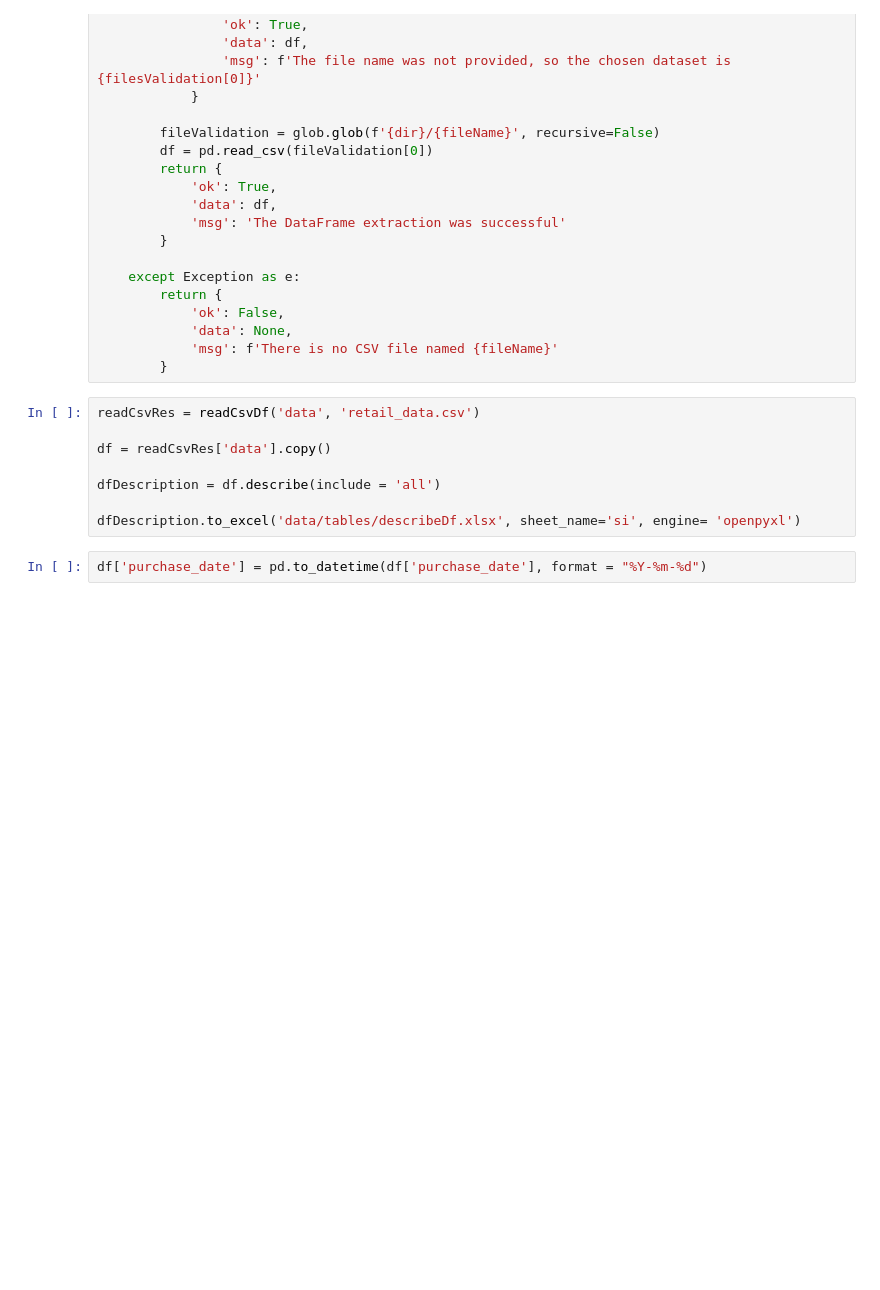
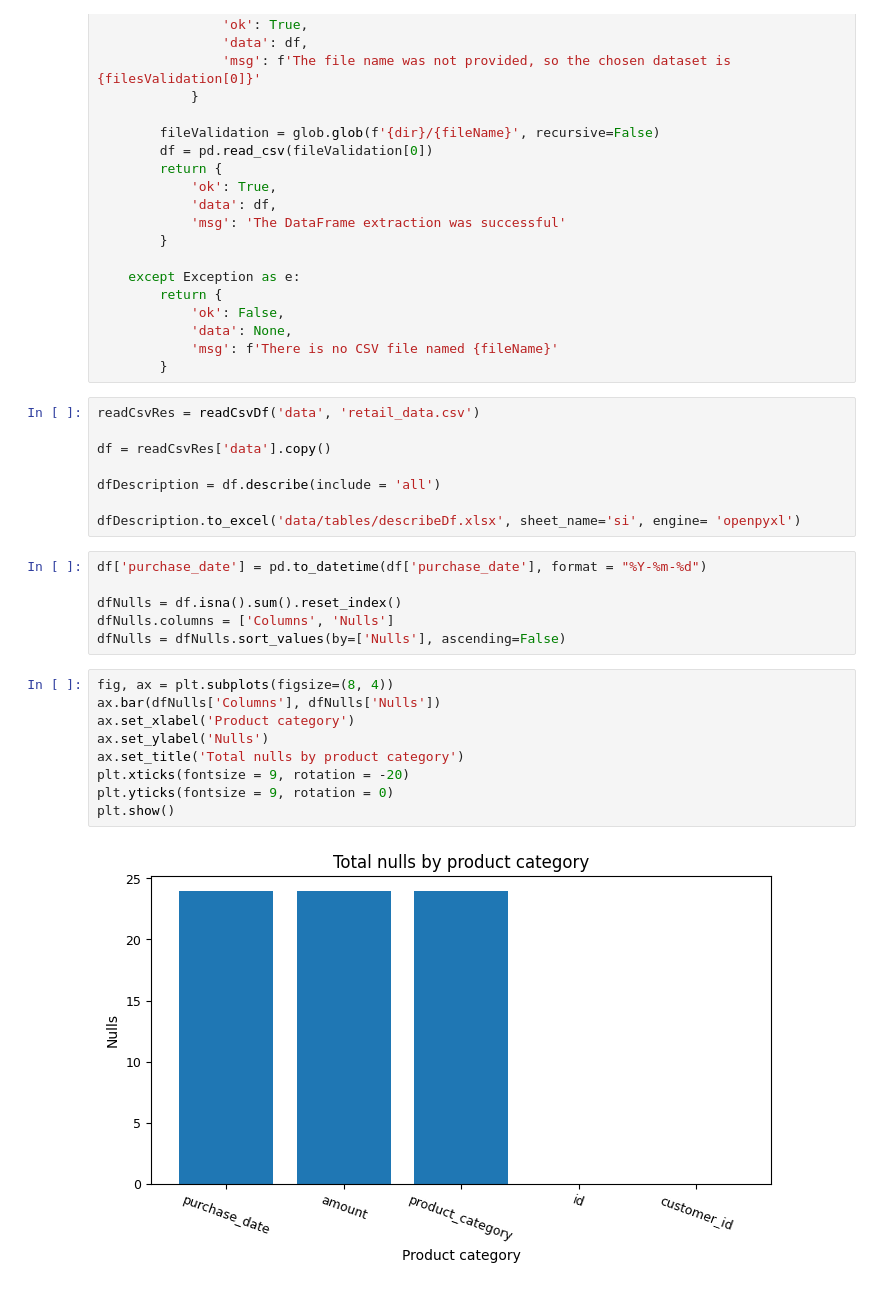
Before and after one commit to 317745/ETL_LAB-6, a Jupyter notebook: EDA.ipynb, the cells around one changed output. Saved outputs shown, nothing was run; the diff lists cells and outputs as text; blank space fills up the shorter version.

```diff
--- a/EDA.ipynb
+++ b/EDA.ipynb
@@ -52,6 +53,21 @@ dfDescription = df.describe(include = 'all')
 dfDescription.to_excel('data/tables/describeDf.xlsx', sheet_name='si', engine= 'openpyxl')
 # %%
 df['purchase_date'] = pd.to_datetime(df['purchase_date'], format = "%Y-%m-%d")
+
+dfNulls = df.isna().sum().reset_index()
+dfNulls.columns = ['Columns', 'Nulls']
+dfNulls = dfNulls.sort_values(by=['Nulls'], ascending=False)
+# %%
+fig, ax = plt.subplots(figsize=(8, 4))
+ax.bar(dfNulls['Columns'], dfNulls['Nulls'])
+ax.set_xlabel('Product category')
+ax.set_ylabel('Nulls')
+ax.set_title('Total nulls by product category')
+plt.xticks(fontsize = 9, rotation = -20)
+plt.yticks(fontsize = 9, rotation = 0)
+plt.show()
+# %% [output]
+[figure, added]
 # %%
 valuesAmount = df['amount'].value_counts(dropna = False).reset_index()
 valuesAmount.columns = ['Amount', 'Count']
```
Also changed, not shown: parts of 6 cells of this notebook, 1 other file.
